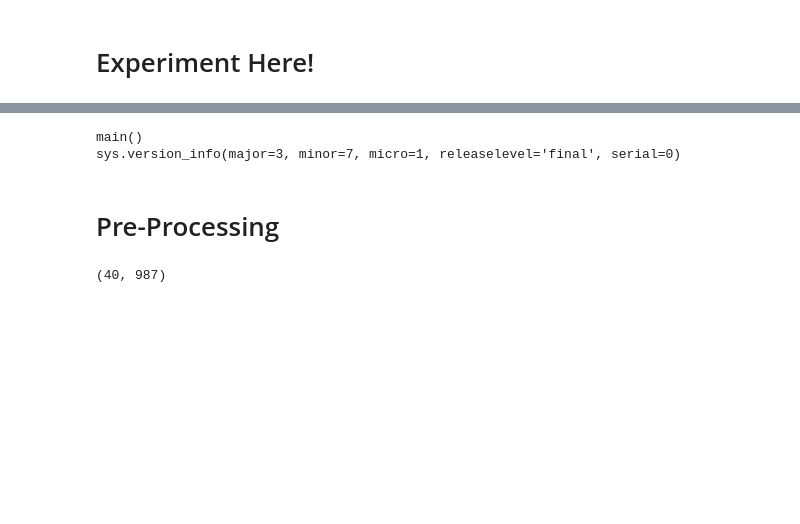
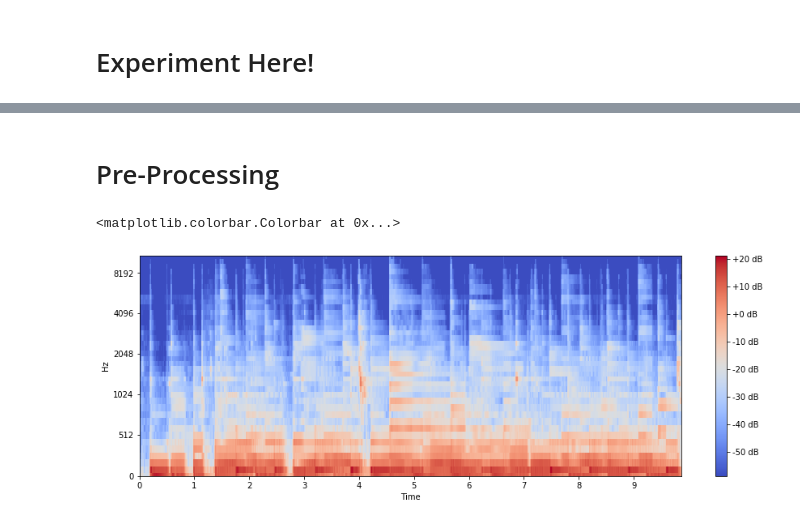
Before and after one commit to CatLassie/IAMA2019WS, a Jupyter notebook: Ex1/ex_1_custom.ipynb, the cells around one changed output, grey strips where cells are left out. Cells and saved outputs as stored; diff of their text form; code cells hidden in the pictures; blank space fills up the shorter version.

Commit message:
- added constants and visualization for part 1

```diff
--- a/Ex1/ex_1_custom.ipynb
+++ b/Ex1/ex_1_custom.ipynb
@@ -69,13 +68,14 @@ from scripts import utilities
-# %%
-utilities.main()
-# %% [output]
-main()
-sys.version_info(major=3, minor=7, micro=1, releaselevel='final', serial=0)
 # %% [markdown]
 # Pre-Processing
 # %%
 import math
 import numpy as np
+
+# define constants
+SR = 44100 # samping rate
+FRAME_SIZE = 2048 # number of samples per frame
+HOP_SIZE = int(SR / FPS) # hop size depends on sampling rate and frame rate
+NUM_BANDS = 40 # number of mel bins
 
 def pre_process(filename, frame_size=2048, frame_rate=FPS, num_bands=40, **kwargs):
     """
@@ -100,21 +100,17 @@ def pre_process(filename, frame_size=2048, frame_rate=FPS, num_bands=40, **kwarg
         Spectrogram.
 
     """
-    # define constants
-    sr = 44100 # samping rate
-    hop_size = int(sr / frame_rate) # hop size depends on sampling rate and frame rate
-
     # STEP 1: read in audio
-    signal, sr = librosa.load(filename, sr=sr) # read file
+    signal, sr = librosa.load(filename, sr=SR) # read file
 
     # STEP 2,3: compute stft (default windowing function is Hann)
-    stft = librosa.core.stft(y=signal, n_fft=frame_size, hop_length=hop_size)
+    stft = librosa.core.stft(y=signal, n_fft=frame_size, hop_length=HOP_SIZE)
 
     # STEP 4: discard phase info and square magnitudes
     initial_spectrogram = abs(stft)**2
 
     # STEP 5: apply mel scaling
-    mel_bins = librosa.filters.mel(sr=sr, n_fft=frame_size, n_mels=num_bands)
+    mel_bins = librosa.filters.mel(sr=SR, n_fft=frame_size, n_mels=num_bands)
     mel_spectrogram = mel_bins.dot(initial_spectrogram)
 
     # STEP 6: apply DB scaling
@@ -127,12 +123,18 @@ def pre_process(filename, frame_size=2048, frame_rate=FPS, num_bands=40, **kwarg
 
     spectrogram = db_mel_spectrogram
     return spectrogram
-# %%
-
-texasName = AUDIO_FILES[19] #AUDIO_FILES[19]
-
-spectrogram = pre_process(texasName, 2048, 100, 40)
-
-print(spectrogram.shape)
-# %% [output]
-(40, 987)
+# %%
+from librosa.display import specshow
+
+texasName = AUDIO_FILES[19] #AUDIO_FILES[19]
+
+spectrogram = pre_process(texasName, FRAME_SIZE, FPS, NUM_BANDS)
+
+# print(spectrogram.shape)
+
+plt.figure(figsize=(15, 5))
+specshow(spectrogram, sr=SR, hop_length=HOP_SIZE, x_axis='time', y_axis='mel')
+plt.colorbar(format='%+2.0f dB')
+# %% [output]
+<matplotlib.colorbar.Colorbar at 0x...>
+[figure, added]
```
Also changed, not shown: parts of 3 cells of this notebook.
